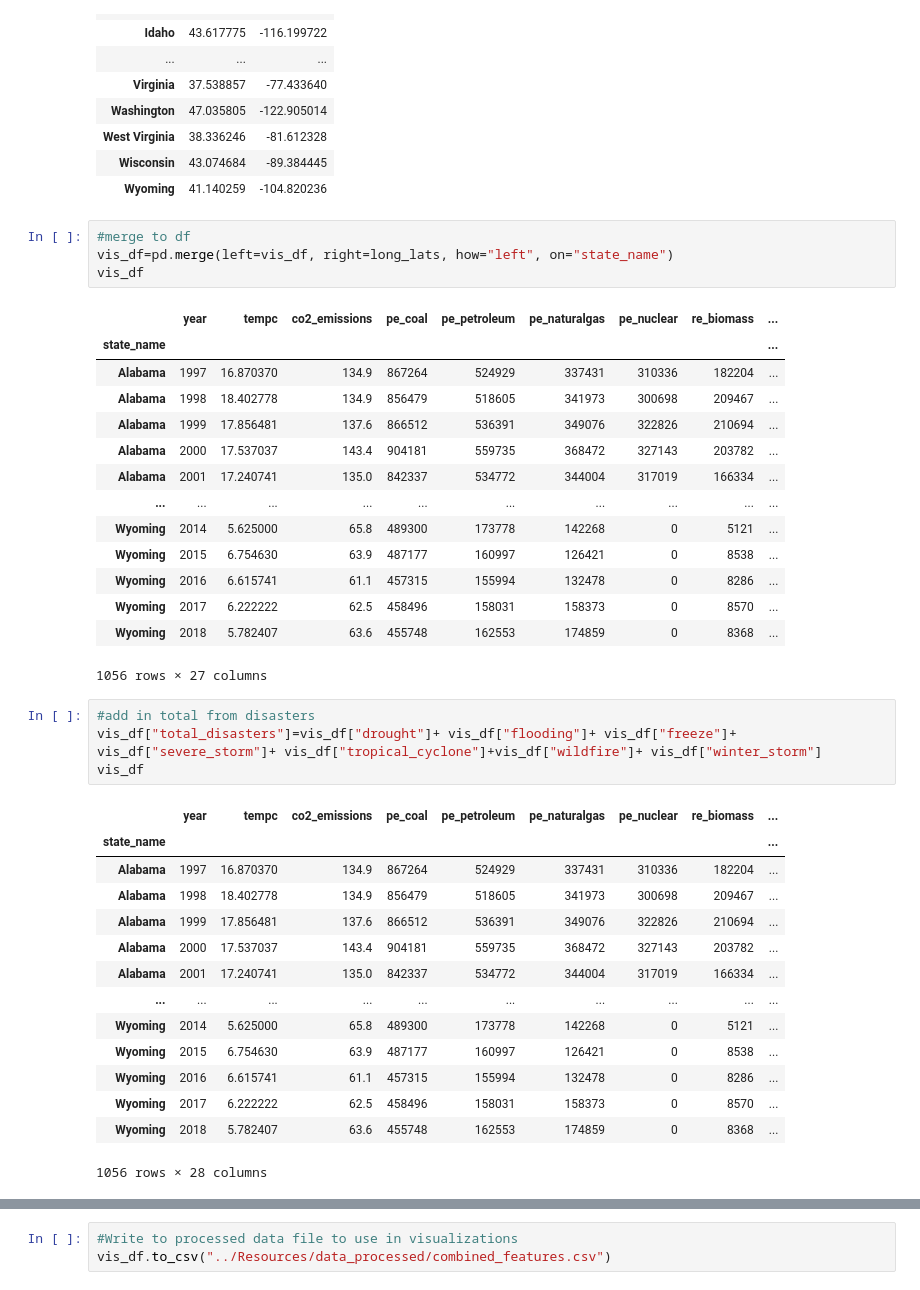
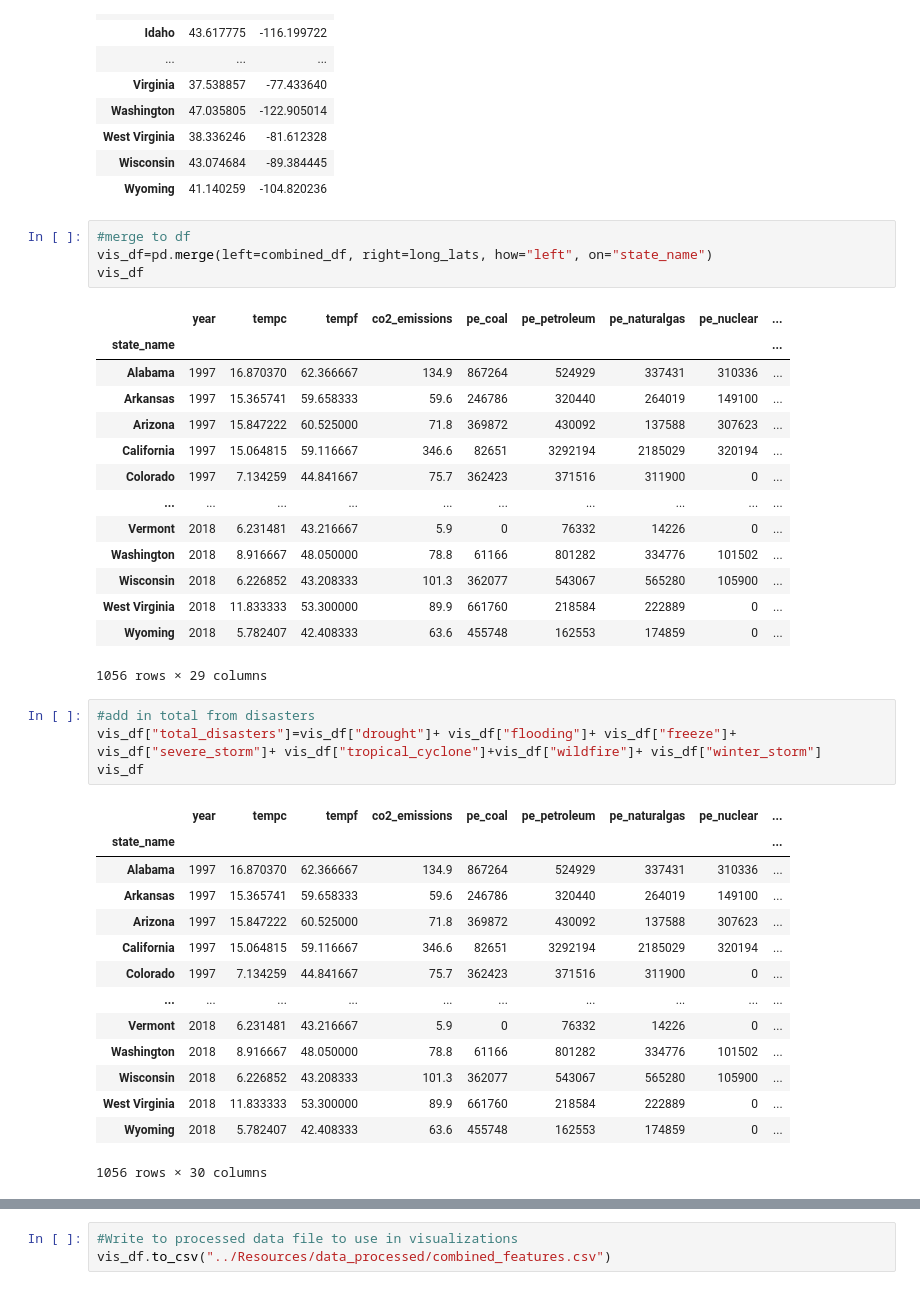
Before and after one commit to irenedepacina/final_project, a Jupyter notebook: Dashboard/Combined_Dataframes.ipynb, the cells around one changed output, grey strips where cells are left out. Saved outputs shown, nothing was run; the diff lists cells and outputs as text.

Commit message:
updating combined_features

```diff
--- a/Dashboard/Combined_Dataframes.ipynb
+++ b/Dashboard/Combined_Dataframes.ipynb
@@ -138,42 +67,42 @@ long_lats
 | Wyoming | 41.140259 | -104.820236 |
 # %%
 #merge to df
-vis_df=pd.merge(left=vis_df, right=long_lats, how="left", on="state_name")
+vis_df=pd.merge(left=combined_df, right=long_lats, how="left", on="state_name")
 vis_df
 # %% [output]
-|  | year | tempc | co2_emissions | pe_coal | pe_petroleum | pe_naturalgas | pe_nuclear | re_biomass | ... |
+|  | year | tempc | tempf | co2_emissions | pe_coal | pe_petroleum | pe_naturalgas | pe_nuclear | ... |
 | state_name |  |  |  |  |  |  |  |  | ... |
-| Alabama | 1997 | 16.870370 | 134.9 | 867264 | 524929 | 337431 | 310336 | 182204 | ... |
-| Alabama | 1998 | 18.402778 | 134.9 | 856479 | 518605 | 341973 | 300698 | 209467 | ... |
-| Alabama | 1999 | 17.856481 | 137.6 | 866512 | 536391 | 349076 | 322826 | 210694 | ... |
-| Alabama | 2000 | 17.537037 | 143.4 | 904181 | 559735 | 368472 | 327143 | 203782 | ... |
-| Alabama | 2001 | 17.240741 | 135.0 | 842337 | 534772 | 344004 | 317019 | 166334 | ... |
+| Alabama | 1997 | 16.870370 | 62.366667 | 134.9 | 867264 | 524929 | 337431 | 310336 | ... |
+| Arkansas | 1997 | 15.365741 | 59.658333 | 59.6 | 246786 | 320440 | 264019 | 149100 | ... |
+| Arizona | 1997 | 15.847222 | 60.525000 | 71.8 | 369872 | 430092 | 137588 | 307623 | ... |
+| California | 1997 | 15.064815 | 59.116667 | 346.6 | 82651 | 3292194 | 2185029 | 320194 | ... |
+| Colorado | 1997 | 7.134259 | 44.841667 | 75.7 | 362423 | 371516 | 311900 | 0 | ... |
 | ... | ... | ... | ... | ... | ... | ... | ... | ... | ... |
-| Wyoming | 2014 | 5.625000 | 65.8 | 489300 | 173778 | 142268 | 0 | 5121 | ... |
-| Wyoming | 2015 | 6.754630 | 63.9 | 487177 | 160997 | 126421 | 0 | 8538 | ... |
-| Wyoming | 2016 | 6.615741 | 61.1 | 457315 | 155994 | 132478 | 0 | 8286 | ... |
-| Wyoming | 2017 | 6.222222 | 62.5 | 458496 | 158031 | 158373 | 0 | 8570 | ... |
-| Wyoming | 2018 | 5.782407 | 63.6 | 455748 | 162553 | 174859 | 0 | 8368 | ... |
+| Vermont | 2018 | 6.231481 | 43.216667 | 5.9 | 0 | 76332 | 14226 | 0 | ... |
+| Washington | 2018 | 8.916667 | 48.050000 | 78.8 | 61166 | 801282 | 334776 | 101502 | ... |
+| Wisconsin | 2018 | 6.226852 | 43.208333 | 101.3 | 362077 | 543067 | 565280 | 105900 | ... |
+| West Virginia | 2018 | 11.833333 | 53.300000 | 89.9 | 661760 | 218584 | 222889 | 0 | ... |
+| Wyoming | 2018 | 5.782407 | 42.408333 | 63.6 | 455748 | 162553 | 174859 | 0 | ... |
-1056 rows × 27 columns
+1056 rows × 29 columns
 # %%
 #add in total from disasters
 vis_df["total_disasters"]=vis_df["drought"]+ vis_df["flooding"]+ vis_df["freeze"]+ vis_df["severe_storm"]+ vis_df["tropical_cyclone"]+vis_df["wildfire"]+ vis_df["winter_storm"]
 vis_df
 # %% [output]
-|  | year | tempc | co2_emissions | pe_coal | pe_petroleum | pe_naturalgas | pe_nuclear | re_biomass | ... |
+|  | year | tempc | tempf | co2_emissions | pe_coal | pe_petroleum | pe_naturalgas | pe_nuclear | ... |
 | state_name |  |  |  |  |  |  |  |  | ... |
-| Alabama | 1997 | 16.870370 | 134.9 | 867264 | 524929 | 337431 | 310336 | 182204 | ... |
-| Alabama | 1998 | 18.402778 | 134.9 | 856479 | 518605 | 341973 | 300698 | 209467 | ... |
-| Alabama | 1999 | 17.856481 | 137.6 | 866512 | 536391 | 349076 | 322826 | 210694 | ... |
-| Alabama | 2000 | 17.537037 | 143.4 | 904181 | 559735 | 368472 | 327143 | 203782 | ... |
-| Alabama | 2001 | 17.240741 | 135.0 | 842337 | 534772 | 344004 | 317019 | 166334 | ... |
+| Alabama | 1997 | 16.870370 | 62.366667 | 134.9 | 867264 | 524929 | 337431 | 310336 | ... |
+| Arkansas | 1997 | 15.365741 | 59.658333 | 59.6 | 246786 | 320440 | 264019 | 149100 | ... |
+| Arizona | 1997 | 15.847222 | 60.525000 | 71.8 | 369872 | 430092 | 137588 | 307623 | ... |
+| California | 1997 | 15.064815 | 59.116667 | 346.6 | 82651 | 3292194 | 2185029 | 320194 | ... |
+| Colorado | 1997 | 7.134259 | 44.841667 | 75.7 | 362423 | 371516 | 311900 | 0 | ... |
 | ... | ... | ... | ... | ... | ... | ... | ... | ... | ... |
-| Wyoming | 2014 | 5.625000 | 65.8 | 489300 | 173778 | 142268 | 0 | 5121 | ... |
-| Wyoming | 2015 | 6.754630 | 63.9 | 487177 | 160997 | 126421 | 0 | 8538 | ... |
-| Wyoming | 2016 | 6.615741 | 61.1 | 457315 | 155994 | 132478 | 0 | 8286 | ... |
-| Wyoming | 2017 | 6.222222 | 62.5 | 458496 | 158031 | 158373 | 0 | 8570 | ... |
-| Wyoming | 2018 | 5.782407 | 63.6 | 455748 | 162553 | 174859 | 0 | 8368 | ... |
+| Vermont | 2018 | 6.231481 | 43.216667 | 5.9 | 0 | 76332 | 14226 | 0 | ... |
+| Washington | 2018 | 8.916667 | 48.050000 | 78.8 | 61166 | 801282 | 334776 | 101502 | ... |
+| Wisconsin | 2018 | 6.226852 | 43.208333 | 101.3 | 362077 | 543067 | 565280 | 105900 | ... |
+| West Virginia | 2018 | 11.833333 | 53.300000 | 89.9 | 661760 | 218584 | 222889 | 0 | ... |
+| Wyoming | 2018 | 5.782407 | 42.408333 | 63.6 | 455748 | 162553 | 174859 | 0 | ... |
-1056 rows × 28 columns
+1056 rows × 30 columns
 # %%
 vis_df.columns
 # %% [output]
```
Also changed, not shown: parts of 9 cells of this notebook, 3 other files.
